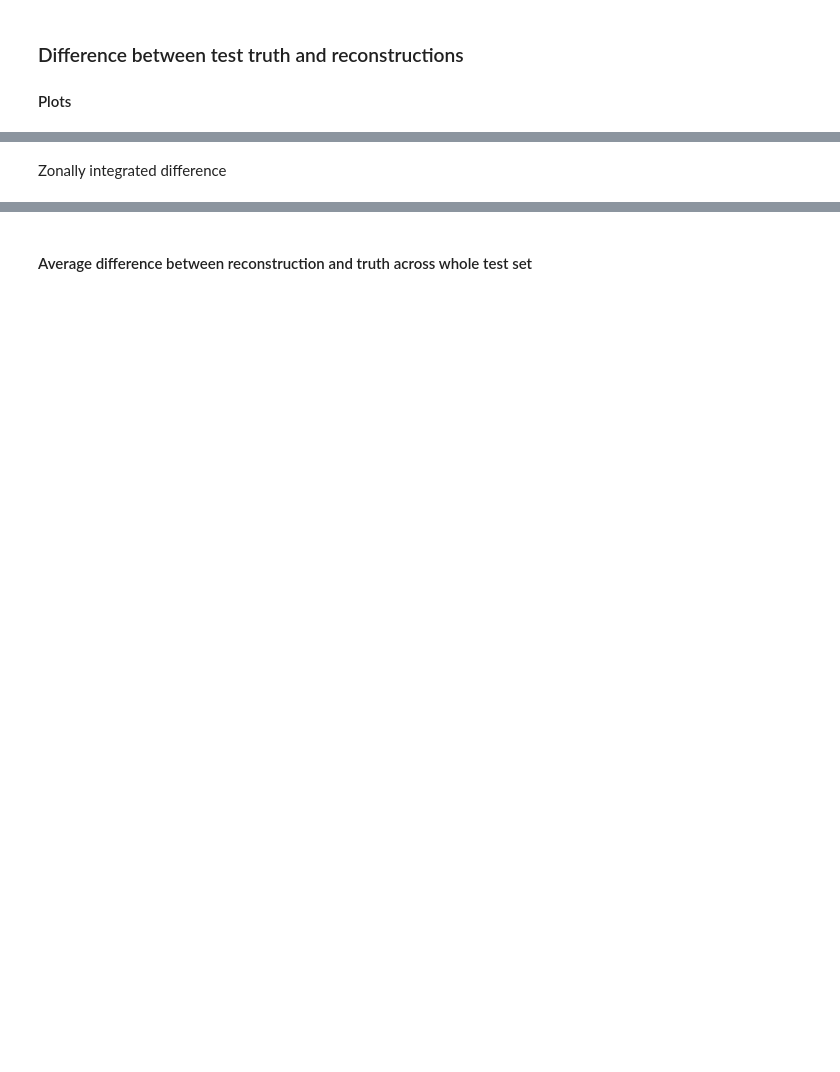
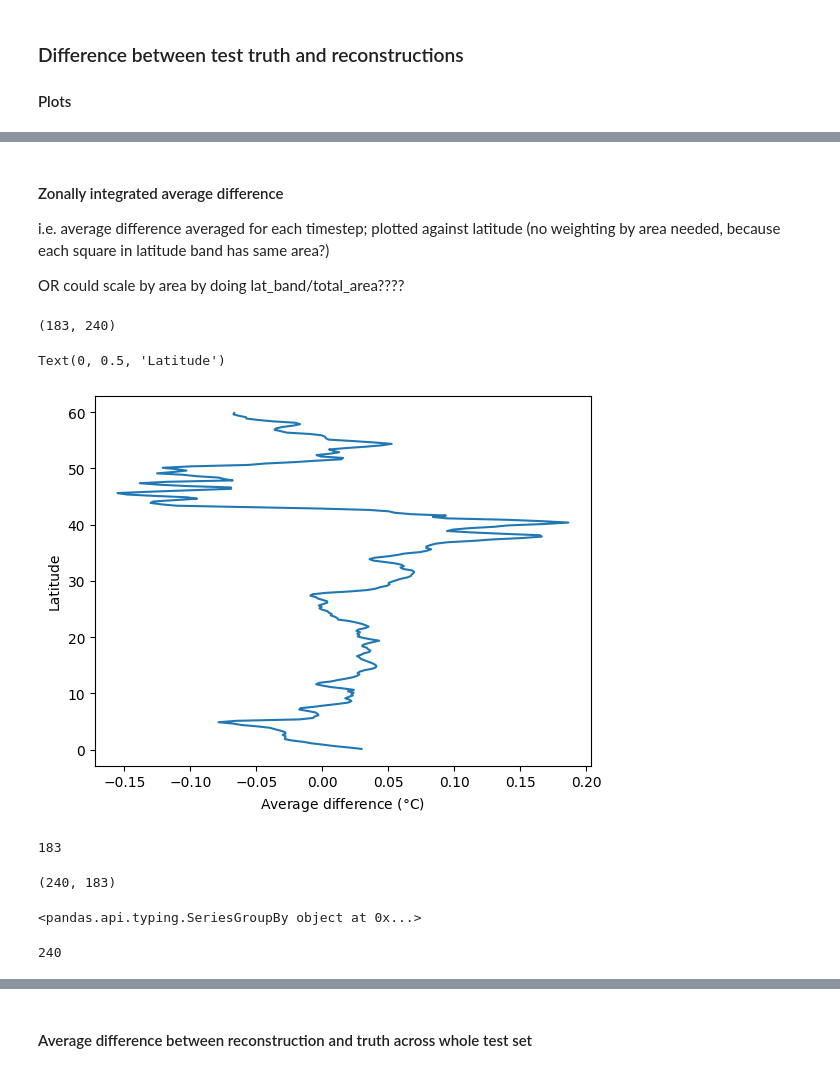
Before and after one commit to abbym-bristol/ME4OH_summer_project, a Jupyter notebook: SHRED_OFAM3_SST_static.ipynb, the cells around one changed output, grey strips where cells are left out. Cells and saved outputs as stored; diff of their text form; code cells hidden in the pictures; blank space fills up the shorter version.

```diff
--- a/SHRED_OFAM3_SST_static.ipynb
+++ b/SHRED_OFAM3_SST_static.ipynb
@@ -244,2 +262,5 @@ for i in [3]:# range(0, len(test_recons), 10):  # np.random.choice(range(len(tes
 # %% [markdown]
-Zonally integrated difference
+#### Zonally integrated average difference
+i.e. average difference averaged for each timestep; plotted against latitude (no weighting by area needed, because each square in latitude band has same area?)
+
+OR could scale by area by doing lat_band/total_area????
@@ -251,0 +267,32 @@ longs
+# %%
+latitude_avg_diffs = np.array([pd.Series(diff).groupby(lats).mean().to_numpy() for diff in difference])
+avg_all_time_lat_avg_diffs = np.array([np.mean([time[j] for time in latitude_avg_diffs]) for j in range(len(latitude_avg_diffs[0]))])
+# %%
+latitude_avg_diffs.shape
+# %% [output]
+(183, 240)
+# %%
+plt.plot(avg_all_time_lat_avg_diffs, np.unique(lats))
+plt.xlabel('Average difference ($\\degree$C)')
+plt.ylabel('Latitude')
+# %% [output]
+Text(0, 0.5, 'Latitude')
+[figure, added]
+# %%
+years = [int(date.year) for date in test_lag_dates]
+len(years)
+# %% [output]
+183
+# %%
+diff_by_years = np.array([[time[j] for time in latitude_avg_diffs] for j in range(len(latitude_avg_diffs[0]))])
+diff_by_years.shape
+# %% [output]
+(240, 183)
+# %%
+pd.Series(difference[0]).groupby(lats)
+# %% [output]
+<pandas.api.typing.SeriesGroupBy object at 0x...>
+# %%
+len(latitude_avg_diffs[0])
+# %% [output]
+240
```
Also changed, not shown: parts of 9 cells of this notebook.
